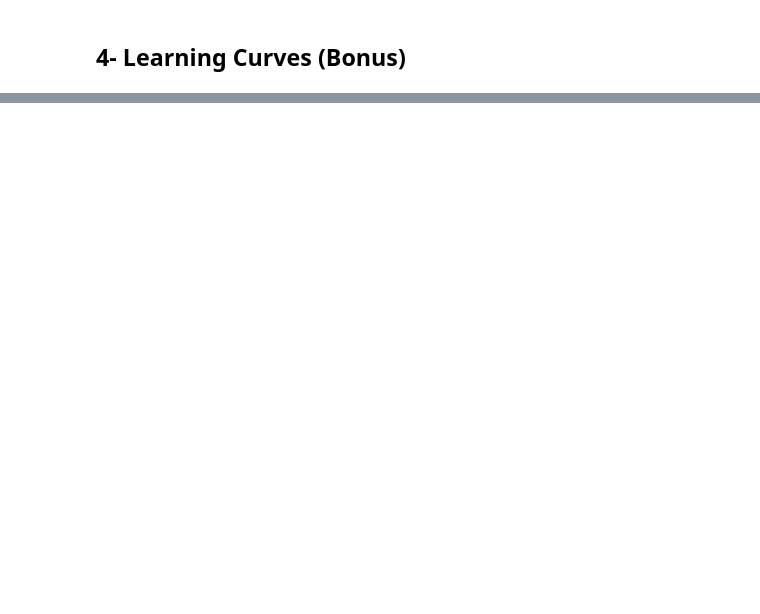
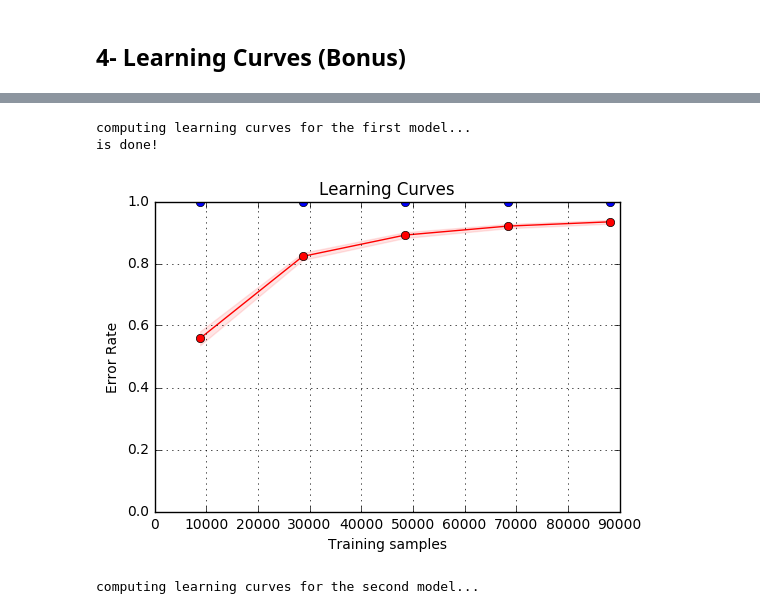
Before and after one commit to sorooshafiee/ADA-SAF, a Jupyter notebook: 04 - Applied ML/Exercise_1.ipynb, the cells around one changed output, grey strips where cells are left out. Drawn from its saved outputs; the diff is of its cells as text; code cells hidden in the pictures; blank space fills up the shorter version.

```diff
--- a/04 - Applied ML/Exercise_1.ipynb
+++ b/04 - Applied ML/Exercise_1.ipynb
@@ -293,7 +388,9 @@ Using the code available [here](http://scikit-learn.org/stable/auto_examples/mod
 def plotLearningCurves(X, y, classifier):
 
     train_sizes, train_scores, test_scores = learning_curve(
-            classifier, X, y, cv=10, n_jobs=-1, train_sizes=np.linspace(.1, 1., 10), verbose=0)
+        classifier, X, y, cv=20, n_jobs=-1,
+        train_sizes=np.linspace(0.1, 1.0, 5),
+        scoring=make_scorer(f1_score), verbose=0)
 
     train_scores_mean = np.mean(train_scores, axis=1)
     train_scores_std = np.std(train_scores, axis=1)
@@ -314,18 +411,13 @@ def plotLearningCurves(X, y, classifier):
     plt.plot(train_sizes, test_scores_mean, 'o-', color="r", label="Test score")
 
     # Plot the std deviation as a transparent range at each training set size
-    plt.fill_between(train_sizes, train_scores_mean - train_scores_std, train_scores_mean + train_scores_std,
-                     alpha=0.1, color="b")
-    plt.fill_between(train_sizes, test_scores_mean - test_scores_std, test_scores_mean + test_scores_std,
-                     alpha=0.1, color="r")
+    plt.fill_between(train_sizes, train_scores_mean - train_scores_std,
+                     train_scores_mean + train_scores_std, alpha=0.1, color="b")
+    plt.fill_between(train_sizes, test_scores_mean - test_scores_std,
+                     test_scores_mean + test_scores_std, alpha=0.1, color="r")
 
     # Draw the plot and reset the y-axis
     plt.draw()
     plt.gca().invert_yaxis()
 
-    # shuffle and split training and test sets
-    X_train, X_test, y_train, y_test = train_test_split(X, y, test_size=.25)
-    classifier.fit(X_train, y_train)
-    plt.show()
+    return plt
-# %%
-plotLearningCurves(x_train, y_train, forest)
@@ -347,0 +424,18 @@ for catg_name in categorical_feature:
+# %%
+print('computing learning curves for the first model...')
+plt1 = plotLearningCurves(x_train, y_train, forest_c)
+print('is done!')
+# Learning curves for the first model
+plt1.show()
+# %% [output]
+computing learning curves for the first model...
+is done!
+[figure, added]
+# %%
+print('computing learning curves for the second model...')
+plt2 = plotLearningCurves(np.delete(x_train, remove_ind, axis=1), y_train, forest_c2)
+print('is done!')
+# Learning curves for the second model (removing categorical data)
+plt2.show()
+# %% [output]
+computing learning curves for the second model...
```
Also changed, not shown: parts of 25 cells of this notebook.
